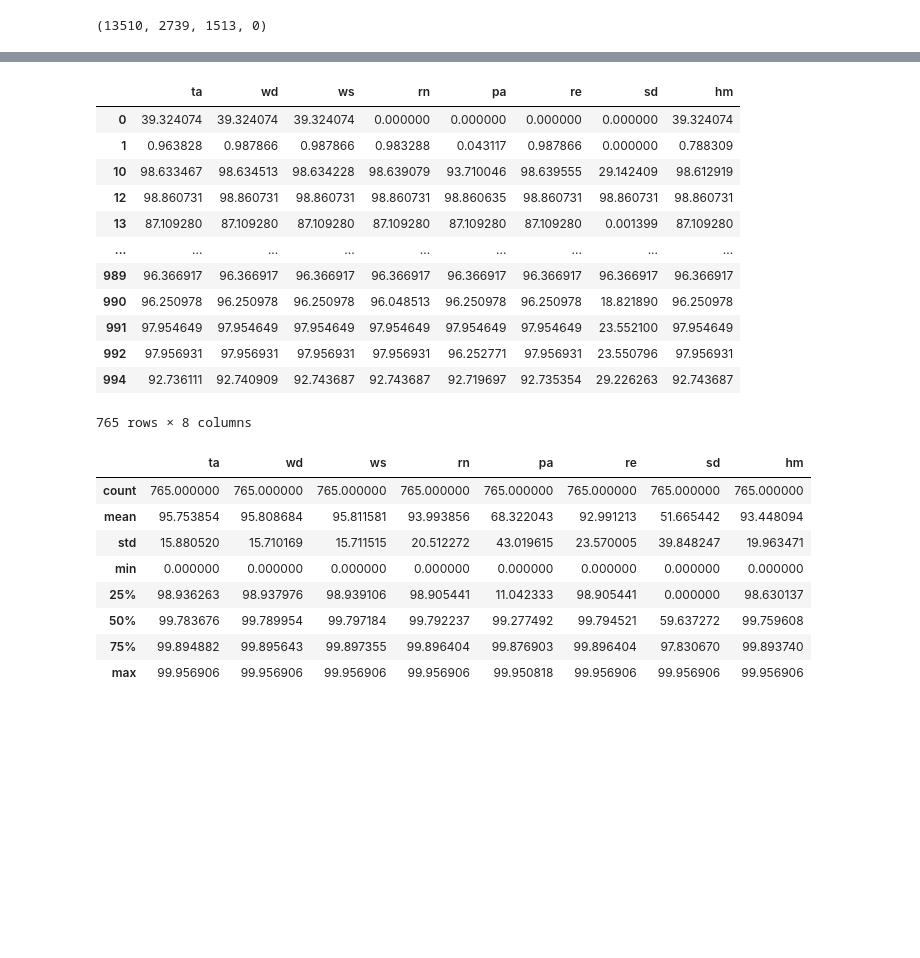
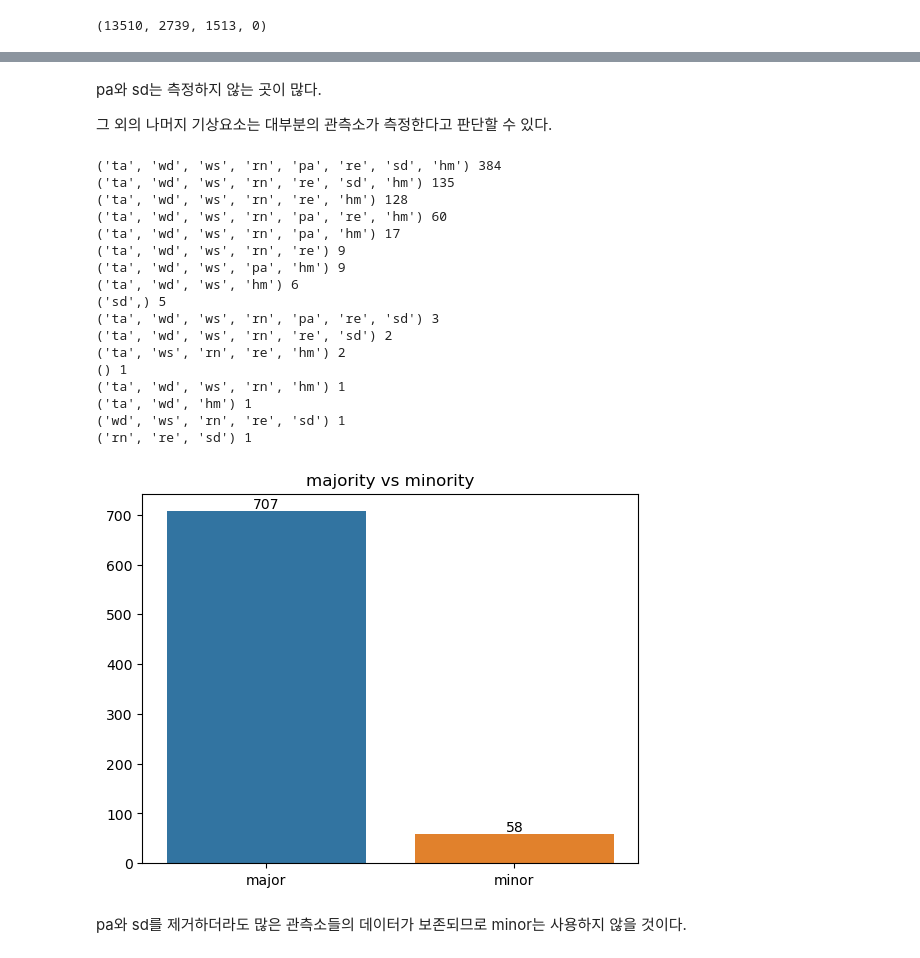
Before and after one commit to bamtol5430/EDA, a Jupyter notebook: dlqc/eda.ipynb, the cells around one changed output, grey strips where cells are left out. Cells and saved outputs as stored; diff of their text form; code cells hidden in the pictures; blank space fills up the shorter version.

```diff
--- a/dlqc/eda.ipynb
+++ b/dlqc/eda.ipynb
@@ -303,31 +355,47 @@ total_col_to_stn_sum
-# %%
-val_pc_df = pd.DataFrame([], columns=header_name[1:])
-for (k, nnv), (_, nv) in zip(stn_to_notnull.items(), stn_to_null.items()):
-    val_pc_df.loc[k] = [v1 / (v1 + v2) * 100 for v1, v2 in zip(nnv.values(), nv.values())]
-val_pc_df
-# %% [output]
-|  | ta | wd | ws | rn | pa | re | sd | hm |
-| 0 | 39.324074 | 39.324074 | 39.324074 | 0.000000 | 0.000000 | 0.000000 | 0.000000 | 39.324074 |
-| 1 | 0.963828 | 0.987866 | 0.987866 | 0.983288 | 0.043117 | 0.987866 | 0.000000 | 0.788309 |
-| 10 | 98.633467 | 98.634513 | 98.634228 | 98.639079 | 93.710046 | 98.639555 | 29.142409 | 98.612919 |
-| 12 | 98.860731 | 98.860731 | 98.860731 | 98.860731 | 98.860635 | 98.860731 | 98.860731 | 98.860731 |
-| 13 | 87.109280 | 87.109280 | 87.109280 | 87.109280 | 87.109280 | 87.109280 | 0.001399 | 87.109280 |
-| ... | ... | ... | ... | ... | ... | ... | ... | ... |
-| 989 | 96.366917 | 96.366917 | 96.366917 | 96.366917 | 96.366917 | 96.366917 | 96.366917 | 96.366917 |
-| 990 | 96.250978 | 96.250978 | 96.250978 | 96.048513 | 96.250978 | 96.250978 | 18.821890 | 96.250978 |
-| 991 | 97.954649 | 97.954649 | 97.954649 | 97.954649 | 97.954649 | 97.954649 | 23.552100 | 97.954649 |
-| 992 | 97.956931 | 97.956931 | 97.956931 | 97.956931 | 96.252771 | 97.956931 | 23.550796 | 97.956931 |
-| 994 | 92.736111 | 92.740909 | 92.743687 | 92.743687 | 92.719697 | 92.735354 | 29.226263 | 92.743687 |
-765 rows × 8 columns
-# %%
-val_pc_df.describe()
-# %% [output]
-|  | ta | wd | ws | rn | pa | re | sd | hm |
-| count | 765.000000 | 765.000000 | 765.000000 | 765.000000 | 765.000000 | 765.000000 | 765.000000 | 765.000000 |
-| mean | 95.753854 | 95.808684 | 95.811581 | 93.993856 | 68.322043 | 92.991213 | 51.665442 | 93.448094 |
-| std | 15.880520 | 15.710169 | 15.711515 | 20.512272 | 43.019615 | 23.570005 | 39.848247 | 19.963471 |
-| min | 0.000000 | 0.000000 | 0.000000 | 0.000000 | 0.000000 | 0.000000 | 0.000000 | 0.000000 |
-| 25% | 98.936263 | 98.937976 | 98.939106 | 98.905441 | 11.042333 | 98.905441 | 0.000000 | 98.630137 |
-| 50% | 99.783676 | 99.789954 | 99.797184 | 99.792237 | 99.277492 | 99.794521 | 59.637272 | 99.759608 |
-| 75% | 99.894882 | 99.895643 | 99.897355 | 99.896404 | 99.876903 | 99.896404 | 97.830670 | 99.893740 |
-| max | 99.956906 | 99.956906 | 99.956906 | 99.956906 | 99.950818 | 99.956906 | 99.956906 | 99.956906 |
+# %% [markdown]
+pa와 sd는 측정하지 않는 곳이 많다.
+
+그 외의 나머지 기상요소는 대부분의 관측소가 측정한다고 판단할 수 있다.
+# %%
+using_cols_to_stn = defaultdict(list)
+for stn_id, using_col in filtered_using_col.items():
+    using_cols_to_stn[tuple(using_col[using_col].index)].append(stn_id)
+
+using_cols_to_len_stn = sorted([(cols, len(stns)) for cols, stns in using_cols_to_stn.items()], key=lambda x: -x[1])
+
+# pa와 sd 기상요소를 제거하더라도 많은 관측소들이 남는다.
+vis = {'major': 0, 'minor': 0}
+cols_without_pa_sd = ['ta', 'wd', 'ws', 'rn', 're', 'hm']
+for cols, len_stn in using_cols_to_len_stn:
+    if set(cols) & set(cols_without_pa_sd) == set(cols_without_pa_sd):
+        vis['major'] += len_stn
+    else:
+        vis['minor'] += len_stn
+    print(cols, len_stn)
+
+bar = sns.barplot(x=list(vis.keys()), y=list(vis.values()))
+bar.set_title(f'majority vs minority')
+bar.bar_label(bar.containers[0])
+
+plt.show()
+# %% [output]
+('ta', 'wd', 'ws', 'rn', 'pa', 're', 'sd', 'hm') 384
+('ta', 'wd', 'ws', 'rn', 're', 'sd', 'hm') 135
+('ta', 'wd', 'ws', 'rn', 're', 'hm') 128
+('ta', 'wd', 'ws', 'rn', 'pa', 're', 'hm') 60
+('ta', 'wd', 'ws', 'rn', 'pa', 'hm') 17
+('ta', 'wd', 'ws', 'rn', 're') 9
+('ta', 'wd', 'ws', 'pa', 'hm') 9
+('ta', 'wd', 'ws', 'hm') 6
+('sd',) 5
+('ta', 'wd', 'ws', 'rn', 'pa', 're', 'sd') 3
+('ta', 'wd', 'ws', 'rn', 're', 'sd') 2
+('ta', 'ws', 'rn', 're', 'hm') 2
+() 1
+('ta', 'wd', 'ws', 'rn', 'hm') 1
+('ta', 'wd', 'hm') 1
+('wd', 'ws', 'rn', 're', 'sd') 1
+('rn', 're', 'sd') 1
+[figure, added]
+# %% [markdown]
+pa와 sd를 제거하더라도 많은 관측소들의 데이터가 보존되므로 minor는 사용하지 않을 것이다.
```
Also changed, not shown: parts of 38 cells of this notebook.
